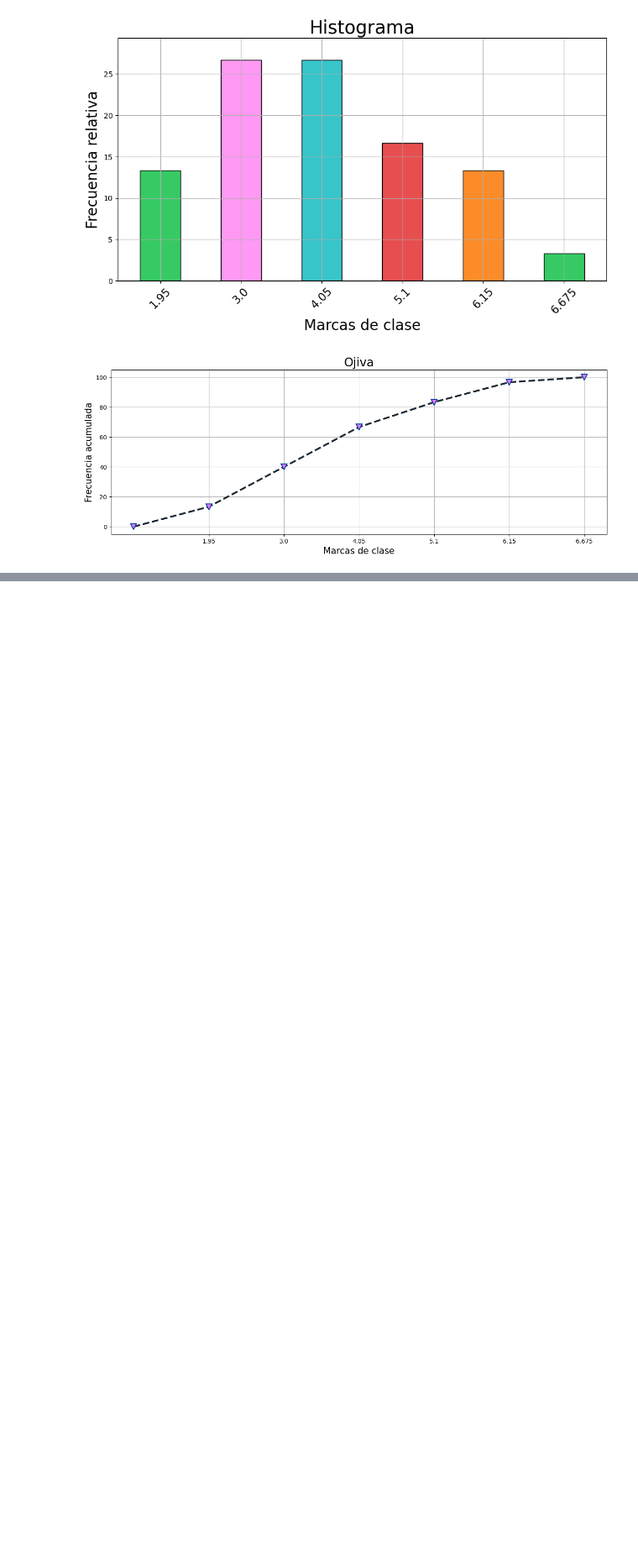
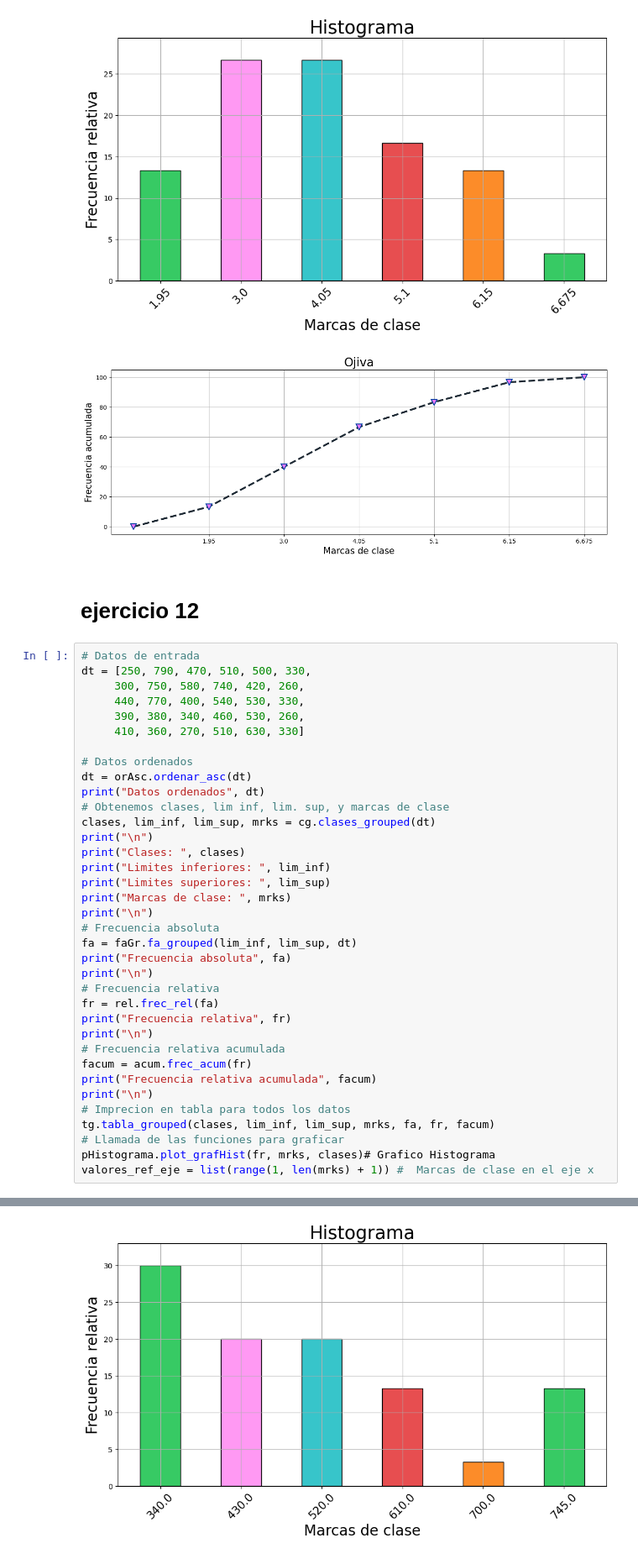
Before and after one commit to EduardoGomezTics/EGMVerano2024T1, a Jupyter notebook: Main.ipynb, the cells around one changed output, grey strips where cells are left out. Shown: that part at 84% size. Saved outputs shown, nothing was run; the diff lists cells and outputs as text; blank space fills up the shorter version.

Commit message:
Ejercicio 12, seccion a

```diff
--- a/Main.ipynb
+++ b/Main.ipynb
@@ -208,3 +210,42 @@ Frecuencia absoluta [4, 8, 8, 5, 4, 1]
  Clase 6             6.150                     7.200                  6.675                  1                     3.333                    100.000
 [figure]
 [figure]
+# %% [markdown]
+# ejercicio 12
+# %%
+# Datos de entrada
+dt = [250, 790, 470, 510, 500, 330,
+     300, 750, 580, 740, 420, 260,
+     440, 770, 400, 540, 530, 330,
+     390, 380, 340, 460, 530, 260,
+     410, 360, 270, 510, 630, 330]
+
+# Datos ordenados
+dt = orAsc.ordenar_asc(dt)
+print("Datos ordenados", dt)
+# Obtenemos clases, lim inf, lim. sup, y marcas de clase
+clases, lim_inf, lim_sup, mrks = cg.clases_grouped(dt)
+print("\n")
+print("Clases: ", clases)
+print("Limites inferiores: ", lim_inf)
+print("Limites superiores: ", lim_sup)
+print("Marcas de clase: ", mrks)
+print("\n")
+# Frecuencia absoluta
+fa = faGr.fa_grouped(lim_inf, lim_sup, dt)
+print("Frecuencia absoluta", fa)
+print("\n")
+# Frecuencia relativa
+fr = rel.frec_rel(fa)
+print("Frecuencia relativa", fr)
+print("\n")
+# Frecuencia relativa acumulada
+facum = acum.frec_acum(fr)
+print("Frecuencia relativa acumulada", facum)
+print("\n")
+# Imprecion en tabla para todos los datos
+tg.tabla_grouped(clases, lim_inf, lim_sup, mrks, fa, fr, facum)
+# Llamada de las funciones para graficar
+pHistograma.plot_grafHist(fr, mrks, clases)# Grafico Histograma
+valores_ref_eje = list(range(1, len(mrks) + 1)) #  Marcas de clase en el eje x
+# %% [output]
@@ -210,0 +269 @@ Frecuencia absoluta [4, 8, 8, 5, 4, 1]
+[figure, added]
```
Also changed, not shown: parts of 2 cells of this notebook.
